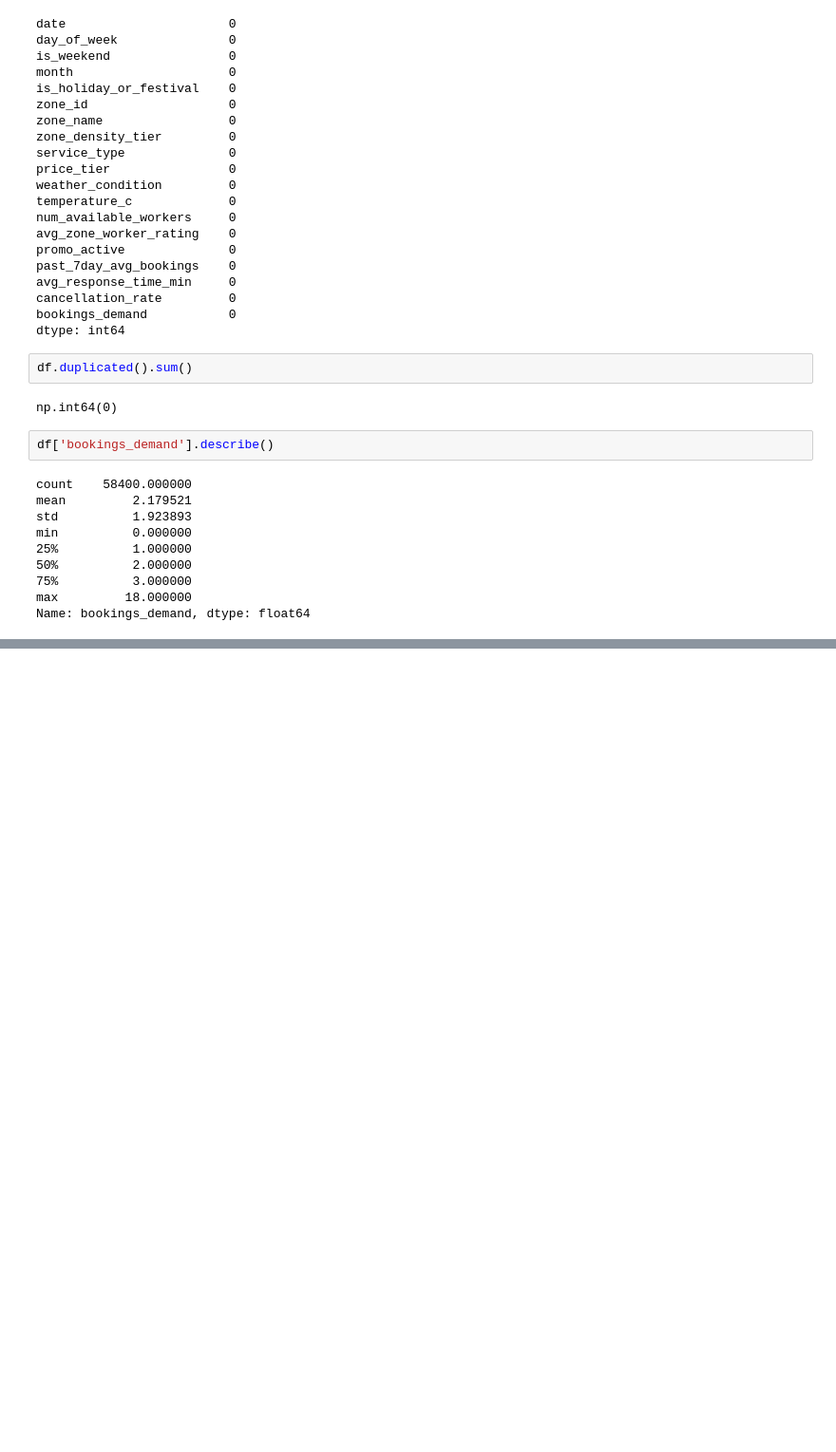
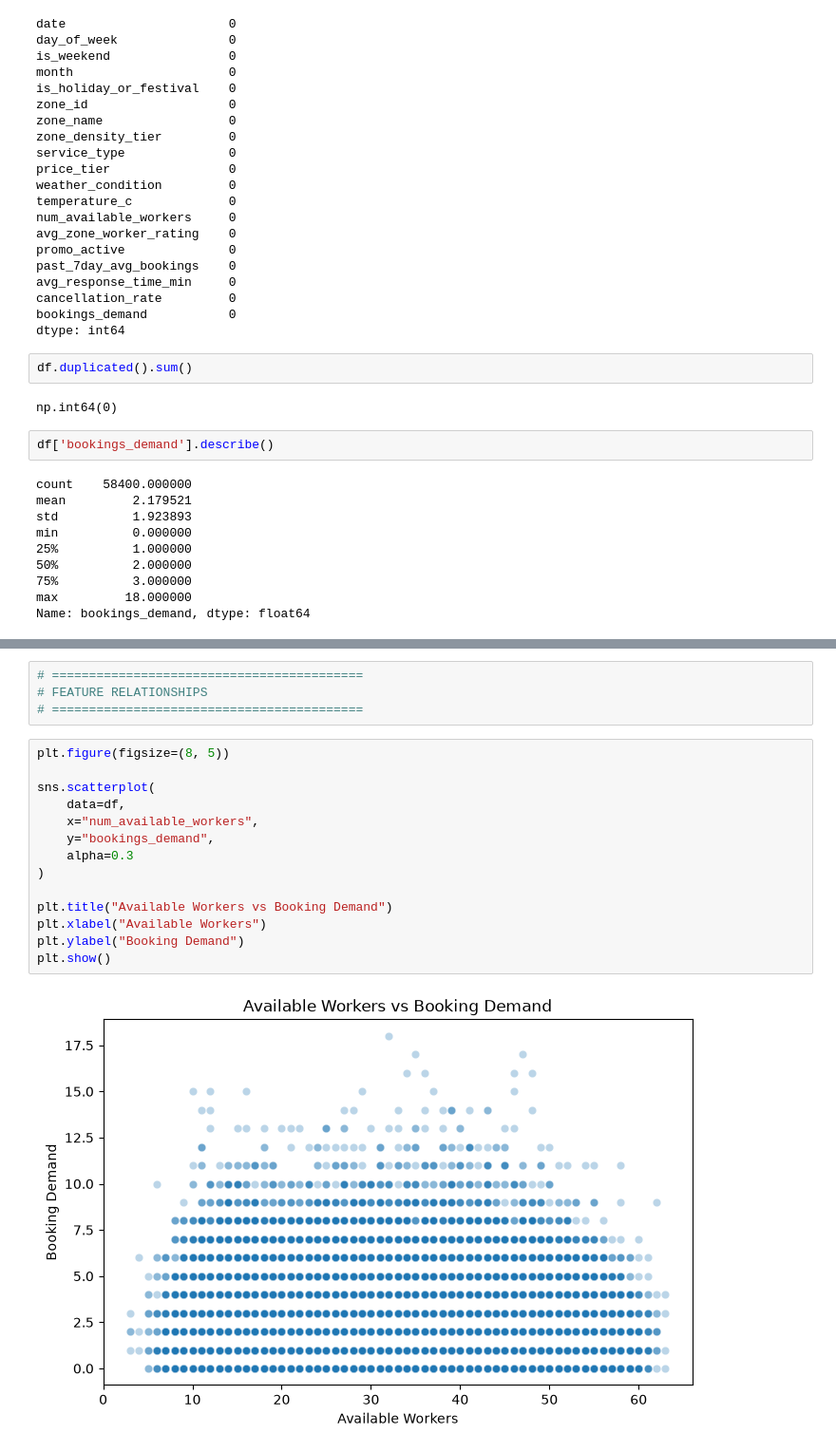
Before and after one commit to Akashat-Tiwari/KaryaSahyog, a Jupyter notebook: ai-ml/notebooks/01eda.ipynb, the cells around one changed output, grey strips where cells are left out. Shown at 95% size. Saved outputs shown, nothing was run; the diff lists cells and outputs as text; blank space fills up the shorter version.

```diff
--- a/ai-ml/notebooks/01eda.ipynb
+++ b/ai-ml/notebooks/01eda.ipynb
@@ -89,0 +245,20 @@ Name: bookings_demand, dtype: float64
+# %%
+# ==========================================
+# FEATURE RELATIONSHIPS
+# ==========================================
+# %%
+plt.figure(figsize=(8, 5))
+
+sns.scatterplot(
+    data=df,
+    x="num_available_workers",
+    y="bookings_demand",
+    alpha=0.3
+)
+
+plt.title("Available Workers vs Booking Demand")
+plt.xlabel("Available Workers")
+plt.ylabel("Booking Demand")
+plt.show()
+# %% [output]
+[figure, added]
```
Also changed, not shown: parts of 86 cells of this notebook, 4 other files.
